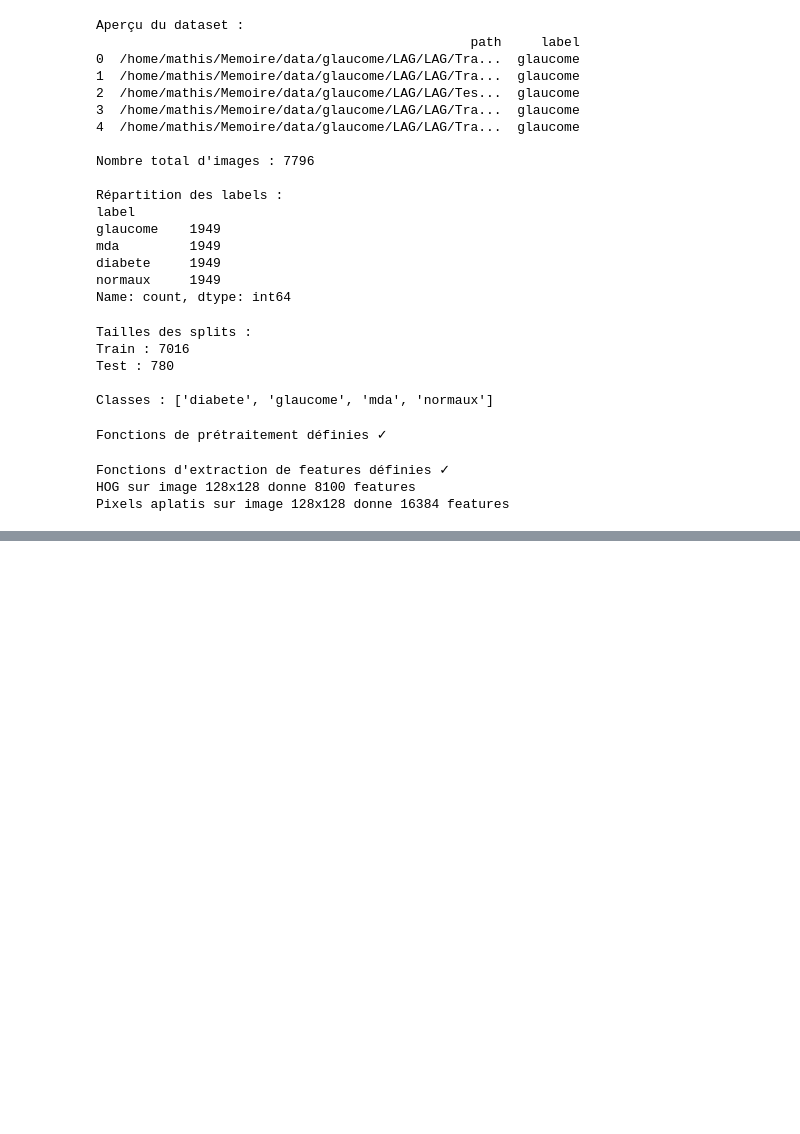
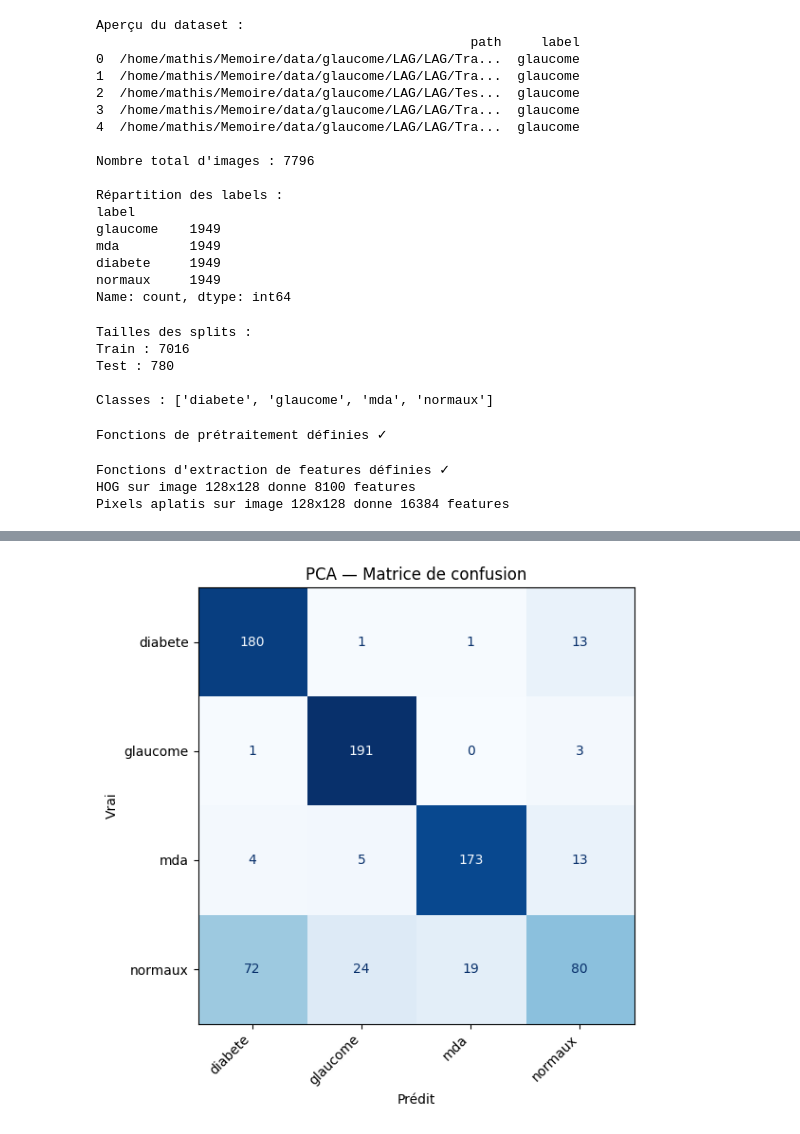
Before and after one commit to Mathis0000/Memoire, a Jupyter notebook: random_forest/random_forest.ipynb, the cells around one changed output, grey strips where cells are left out. Saved outputs shown, nothing was run; the diff lists cells and outputs as text; code cells hidden in the pictures; blank space fills up the shorter version.

```diff
--- a/random_forest/random_forest.ipynb
+++ b/random_forest/random_forest.ipynb
@@ -156,9 +157,11 @@ def extract_all_features(df_subset, extract_func, augment=False):
         if img is None:
             continue
 
+        feat = extract_func(img)
         features.append(extract_func(img))
         labels.append(label_to_id[row['label']])
         valid_indices.append(idx)
+
         if augment:
             for aug_img in augment_image(img):
                 features.append(extract_func(aug_img))
@@ -171,7 +174,7 @@ print("Extraction des features pixels (pour PCA)...")
 X_train_pixels, y_train, _ = extract_all_features(df_train, extract_pixel_features, augment=True)
 X_test_pixels, y_test, _ = extract_all_features(df_test, extract_pixel_features)
 
-print(f"\nShape X_train_pixels: {X_train_pixels.shape}")
+print(f"\nShape X_train_pixels: {X_train_pixels.shape}  (x6 avec augmentation)")
 print(f"Shape X_test_pixels: {X_test_pixels.shape}")
 # %% [output]
 Extraction des features pixels (pour PCA)...
@@ -224,17 +227,14 @@ Shape X_train_hog: (42096, 8100)
 Shape X_test_hog: (780, 8100)
 # %%
-import gc
 from sklearn.decomposition import PCA
 from sklearn.preprocessing import StandardScaler
 
+# Standardiser les pixels (PCA sera appliquée dans le Pipeline GridSearch)
 scaler_pixels = StandardScaler()
-X_train_pixels_scaled = scaler_pixels.fit_transform(X_train_pixels).astype('float32')
-X_test_pixels_scaled  = scaler_pixels.transform(X_test_pixels).astype('float32')
+X_train_pixels_scaled = scaler_pixels.fit_transform(X_train_pixels).astype(np.float32)
+X_test_pixels_scaled  = scaler_pixels.transform(X_test_pixels).astype(np.float32)
+del X_train_pixels, X_test_pixels  # libere ~2.3 GB
 
-del X_train_pixels, X_test_pixels
-gc.collect()
-
-print(f"Shape X_train_pixels_scaled: {X_train_pixels_scaled.shape}  dtype: {X_train_pixels_scaled.dtype}")
-print(f"RAM estimée: {X_train_pixels_scaled.nbytes / 1e9:.2f} GB")
+print(f"Shape X_train_pixels_scaled: {X_train_pixels_scaled.shape}")
 print("PCA sera testée avec différents n_components dans le GridSearch")
 # %% [output]
@@ -335,35 +297,46 @@ Prêt pour l'entraînement.
 results = {}
 
 print("="*60)
-print("Entraînement PCA")
+print("RandomizedSearch pour: PCA")
 print("="*60)
 
-PCA_N_COMPONENTS = 100
-RF_PARAMS = dict(n_estimators=300, max_depth=30, min_samples_split=2,
-                 min_samples_leaf=1, max_features='sqrt', random_state=42)
+pipe_pca = Pipeline([
+    ('pca', PCA(random_state=42)),
+    ('rf', RandomForestClassifier(random_state=42))
+])
+param_grid_pca = {
+    'pca__n_components': pca_components,
+    **{f'rf__{k}': v for k, v in rf_params.items()}
+}
+grid_pca = RandomizedSearchCV(pipe_pca, param_grid_pca, n_iter=300, cv=cv_split,
+    scoring='accuracy', n_jobs=1, verbose=1, random_state=42)
+grid_pca.fit(X_train_pixels_scaled, y_train)
+print(f'\nMeilleurs paramètres: {grid_pca.best_params_}')
+print(f'Meilleur score val: {grid_pca.best_score_:.4f}')
+results['PCA'] = {'best_model': grid_pca.best_estimator_, 'best_params': grid_pca.best_params_,
+    'best_val_score': grid_pca.best_score_, 'X_test': X_test_pixels_scaled}
 
-if USE_GPU_RF:
-    pipe_pca = Pipeline([
-        ('pca', PCA(n_components=PCA_N_COMPONENTS, random_state=42)),
-        ('to_float32', to_float32),
-        ('rf', RandomForestClassifier(**RF_PARAMS, n_bins=64, n_streams=1))
-    ])
-else:
-    pipe_pca = Pipeline([
-        ('pca', PCA(n_components=PCA_N_COMPONENTS, random_state=42)),
-        ('rf', RandomForestClassifier(**RF_PARAMS, n_jobs=-1))
-    ])
-
-pipe_pca.fit(X_train_pixels_scaled, y_train)
-print(f"Entraînement PCA terminé ✓  (n_components={PCA_N_COMPONENTS})")
-
-results['PCA'] = {
-    'best_model': pipe_pca,
-    'best_params': {'pca__n_components': PCA_N_COMPONENTS, **{f'rf__{k}': v for k, v in RF_PARAMS.items()}},
-    'X_test': X_test_pixels_scaled
-}
-
-gc.collect()
-ctypes.CDLL("libc.so.6").malloc_trim(0)
+# --- Résultats test ---
+_y_pred = grid_pca.best_estimator_.predict(X_test_pixels_scaled)
+_acc  = accuracy_score(y_test, _y_pred)
+_bacc = balanced_accuracy_score(y_test, _y_pred)
+_prec = precision_score(y_test, _y_pred, average='macro', zero_division=0)
+_rec  = recall_score(y_test, _y_pred, average='macro', zero_division=0)
+_f1   = f1_score(y_test, _y_pred, average='macro', zero_division=0)
+print(f"\n{' Métrique':<22} {'Score':>8}")
+print(f"{'-'*32}")
+print(f"{' Test Accuracy':<22} {_acc:>8.4f}")
+print(f"{' Balanced Acc':<22} {_bacc:>8.4f}")
+print(f"{' Precision':<22} {_prec:>8.4f}")
+print(f"{' Recall':<22} {_rec:>8.4f}")
+print(f"{' F1 Score':<22} {_f1:>8.4f}")
+fig, ax = plt.subplots(figsize=(8, 6))
+ConfusionMatrixDisplay(confusion_matrix(y_test, _y_pred, labels=list(range(len(classes)))), display_labels=classes).plot(ax=ax, values_format='d', cmap='Blues', colorbar=False)
+ax.set_title("PCA — Matrice de confusion"); ax.set_xlabel('Prédit'); ax.set_ylabel('Vrai')
+plt.setp(ax.get_xticklabels(), rotation=45, ha='right'); plt.tight_layout(); plt.show()
+results['PCA']['y_pred'] = _y_pred
+results['PCA']['test_accuracy'] = _acc
+results['PCA']['test_balanced_accuracy'] = _bacc
+results['PCA']['test_f1'] = _f1
 # %% [output]
 ============================================================
@@ -374,2 +357,3 @@ Entraînement PCA terminé ✓  (n_components=100)
+[figure, added]
 # %%
 print("="*60)
```
Also changed, not shown: parts of 16 cells of this notebook, 5 other files.
